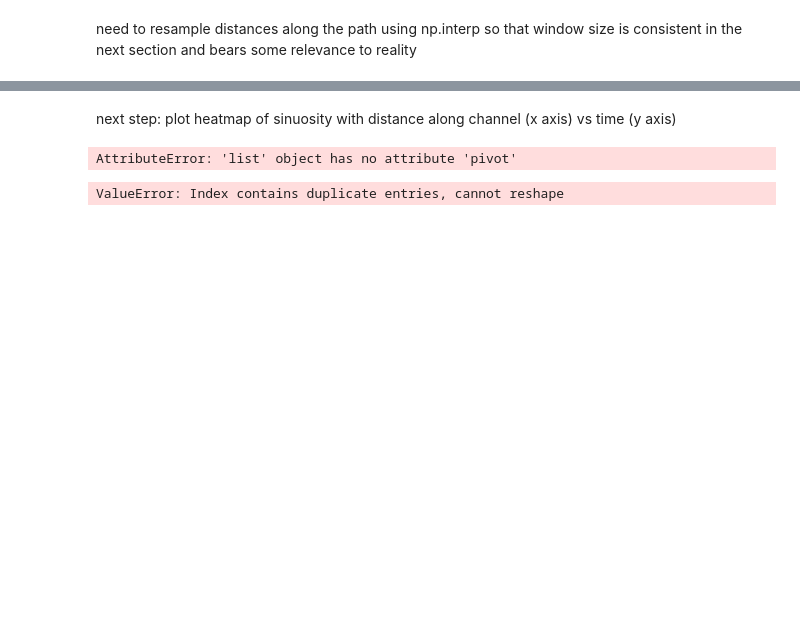
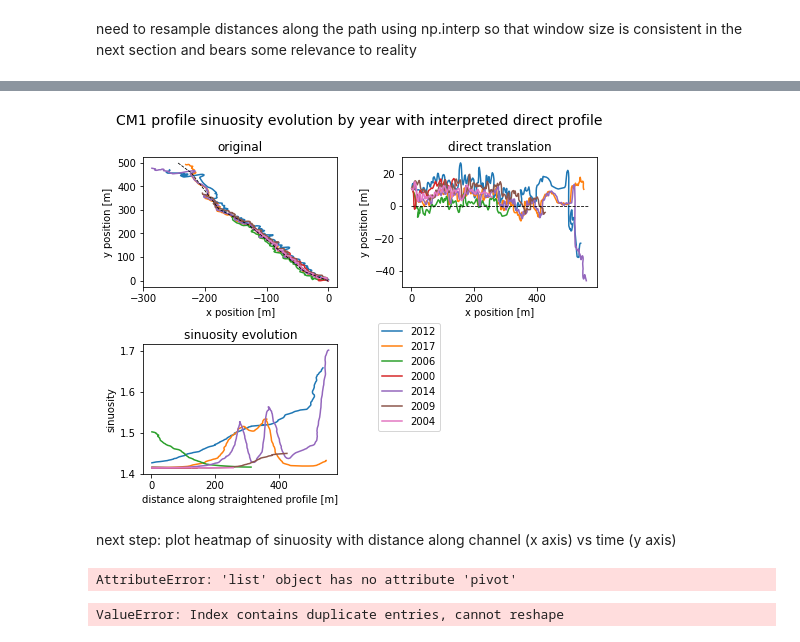
Before and after one commit to wobrotson/SinuosiTime, a Jupyter notebook: sinuosity_short.ipynb, the cells around one changed output, grey strips where cells are left out. Drawn from its saved outputs; the diff is of its cells as text; code cells hidden in the pictures; blank space fills up the shorter version.

```diff
--- a/sinuosity_short.ipynb
+++ b/sinuosity_short.ipynb
@@ -122,3 +80,44 @@ plt.legend()
+# %%
+# plot all diagrams for channel so far in one figure and save the figure
+
+#fig, axs = plt.subplots(nrows=2, ncols=2, constrained_layout=True)
+fig = plt.figure()
+fig.suptitle('CM%d profile sinuosity evolution by year with interpreted direct profile' % riverid, x=0.6, y=1.35, fontsize=14)
+
+ax1 = fig.add_axes([0.1, 0.75, 0.45, 0.45])
+for year, df in yearrivers:
+    p_yrs = ax1.plot(df.x, df.y, label='%d' % year)
+
+fig.legend(loc=[0.55, 0.2])
+
+ax1.plot(direct_profile.x, direct_profile.y, color='k',linestyle='--', linewidth=0.8)
+#plt.legend(loc='lower left',frameon=False)
+#plt.title('CM%d profiles by year with interpreted direct profile' % riverid)
+plt.xlabel('x position [m]')
+plt.ylabel('y position [m]')
+plt.title('original')
+
+ax2 = fig.add_axes([0.7, 0.75, 0.45, 0.45])
+
+for year, df in yearrivers:
+    ax2.plot(df.straightenedx, df.straightenedy)
+ax2.plot(transax, transay, color='k', linestyle='--', linewidth=0.8, label='translation axis')
+plt.xlabel('x position [m]')
+plt.ylabel('y position [m]')
+plt.title('direct translation')
+
+ax3 = fig.add_axes([0.1, 0.1, 0.45, 0.45])
+
+for year, df in yearrivers:
+    ax3.plot(df.straightenedx,df.windowedsin)
+
+plt.xlabel('distance along straightened profile [m]')
+plt.ylabel('sinuosity')
+plt.title('sinuosity evolution')
+
+plt.savefig('sin_evo_CM%d.png' % riverid)
+# %% [output]
+[figure, added]
 # %% [markdown]
 next step: plot heatmap of sinuosity with distance along channel (x axis) vs time (y axis)
 # %%
```
Also changed, not shown: parts of 7 cells of this notebook, 1 other file.
